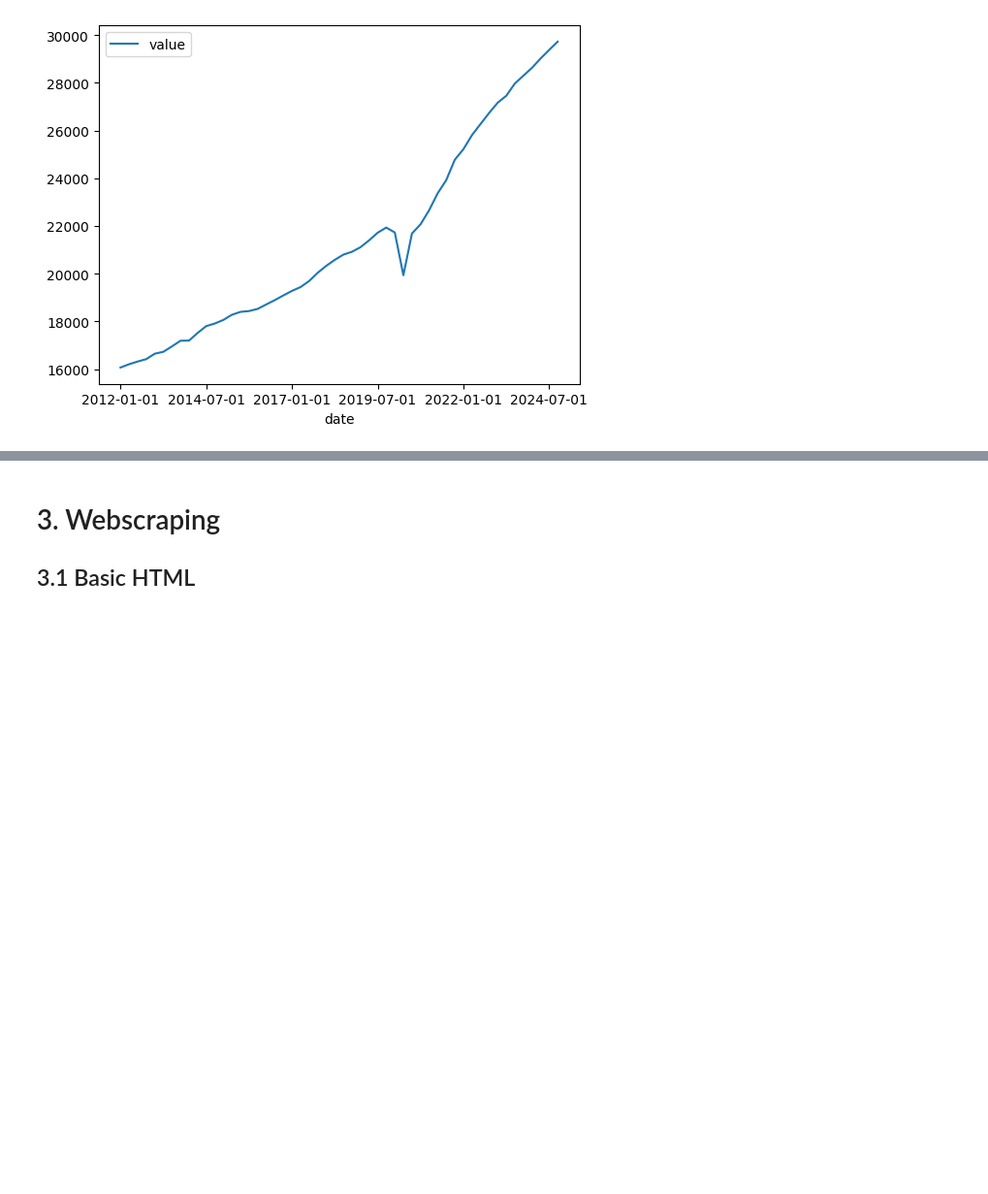
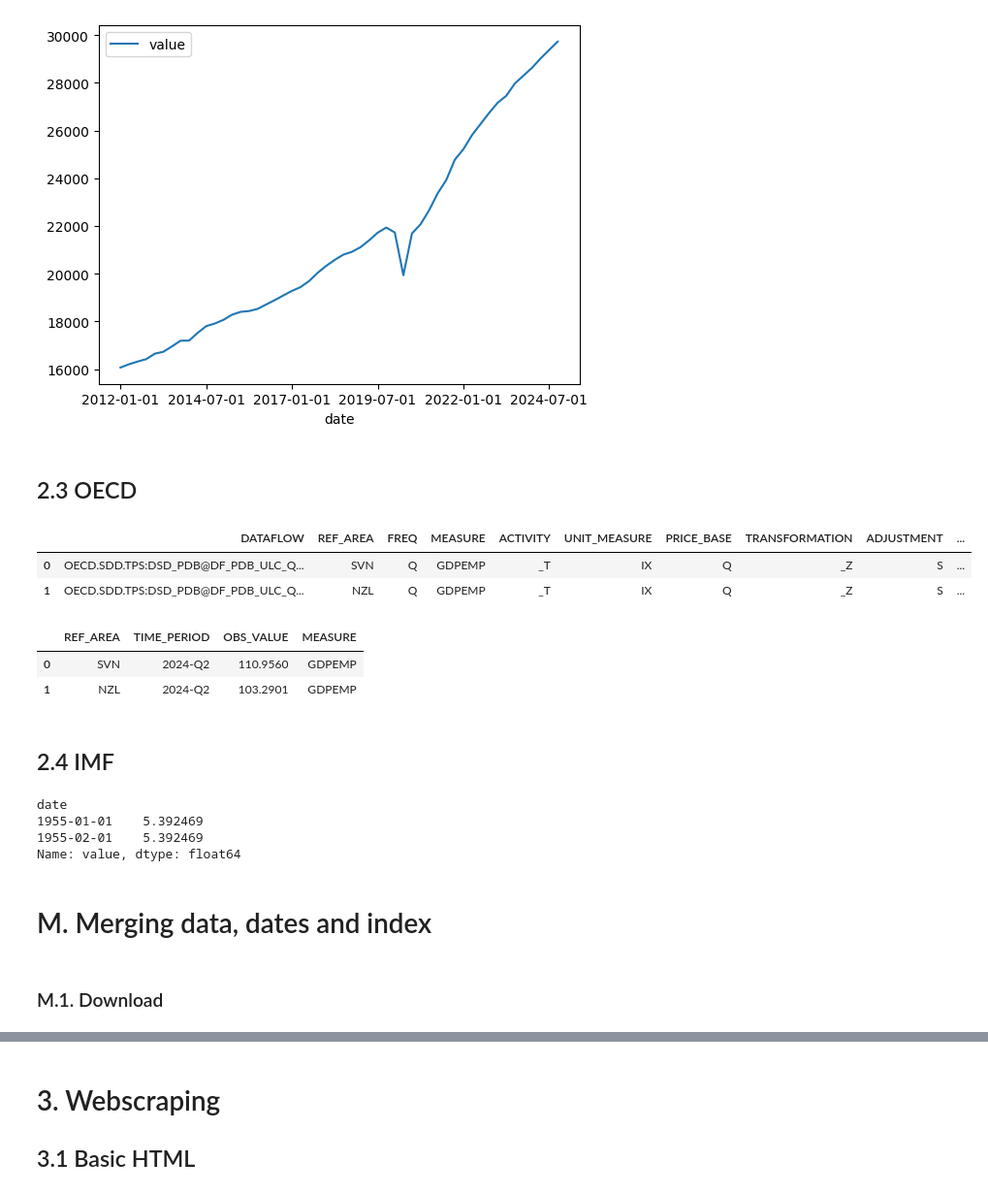
Before and after one commit to tuelan/graspp_2025_spring, a Jupyter notebook: notebooks/module_1/week_2/download_api.ipynb, the cells around one changed output, grey strips where cells are left out. Shown at 97% size. Cells and saved outputs as stored; diff of their text form; code cells hidden in the pictures; blank space fills up the shorter version.

```diff
--- a/notebooks/module_1/week_2/download_api.ipynb
+++ b/notebooks/module_1/week_2/download_api.ipynb
@@ -156,3 +156,53 @@ df.set_index('date')['2012':].plot()
 # %% [output]
 <Axes: xlabel='date'>
 [figure]
+# %% [markdown]
+## 2.3 OECD
+# %%
+import requests
+import pandas as pd
+import io
+# The URL containing the data to be scraped
+url = "https://sdmx.oecd.org/public/rest/data/OECD.SDD.TPS,DSD_PDB@DF_PDB_ULC_Q,1.0/.Q.......?startPeriod=2023-Q4&format=csv"
+# Send a GET request to the URL
+response = requests.get(url)
+data = io.StringIO(response.text)
+# Use pandas to read the CSV data
+df = pd.read_csv(data)
+df.head(2)
+# %% [output]
+|  | DATAFLOW | REF_AREA | FREQ | MEASURE | ACTIVITY | UNIT_MEASURE | PRICE_BASE | TRANSFORMATION | ADJUSTMENT | ... |
+| 0 | OECD.SDD.TPS:DSD_PDB@DF_PDB_ULC_Q... | SVN | Q | GDPEMP | _T | IX | Q | _Z | S | ... |
+| 1 | OECD.SDD.TPS:DSD_PDB@DF_PDB_ULC_Q... | NZL | Q | GDPEMP | _T | IX | Q | _Z | S | ... |
+# %%
+cols = ['REF_AREA', 'TIME_PERIOD', 'OBS_VALUE', 'MEASURE']
+df_oecd = df[cols]
+df_oecd.head(2)
+# %% [output]
+|  | REF_AREA | TIME_PERIOD | OBS_VALUE | MEASURE |
+| 0 | SVN | 2024-Q2 | 110.9560 | GDPEMP |
+| 1 | NZL | 2024-Q2 | 103.2901 | GDPEMP |
+# %% [markdown]
+## 2.4 IMF
+# %%
+url = 'http://dataservices.imf.org/REST/SDMX_JSON.svc/'
+key = 'CompactData/IFS/M.GB.PCPI_IX' # adjust codes here
+
+# Navigate to series in API-returned JSON data
+data = (requests.get(f'{url}{key}').json()
+        ['CompactData']['DataSet']['Series'])
+
+baseyr = data['@BASE_YEAR']  # Save the base year
+# Create pandas dataframe from the observations
+data_list = [[obs.get('@TIME_PERIOD'), obs.get('@OBS_VALUE')] for obs in data['Obs']]
+
+df = pd.DataFrame(data_list, columns=['date', 'value'])
+
+df = df.set_index(pd.to_datetime(df['date']))['value'].astype('float')
+
+df.head(2)
+# %% [output]
+date
+1955-01-01    5.392469
+1955-02-01    5.392469
+Name: value, dtype: float64
@@ -158,0 +218,5 @@ df.set_index('date')['2012':].plot()
+# %% [markdown]
+# M. Merging data, dates and index
+# %% [markdown]
+
+### M.1. Download
```
Also changed, not shown: parts of 152 cells of this notebook, 1 other file.
